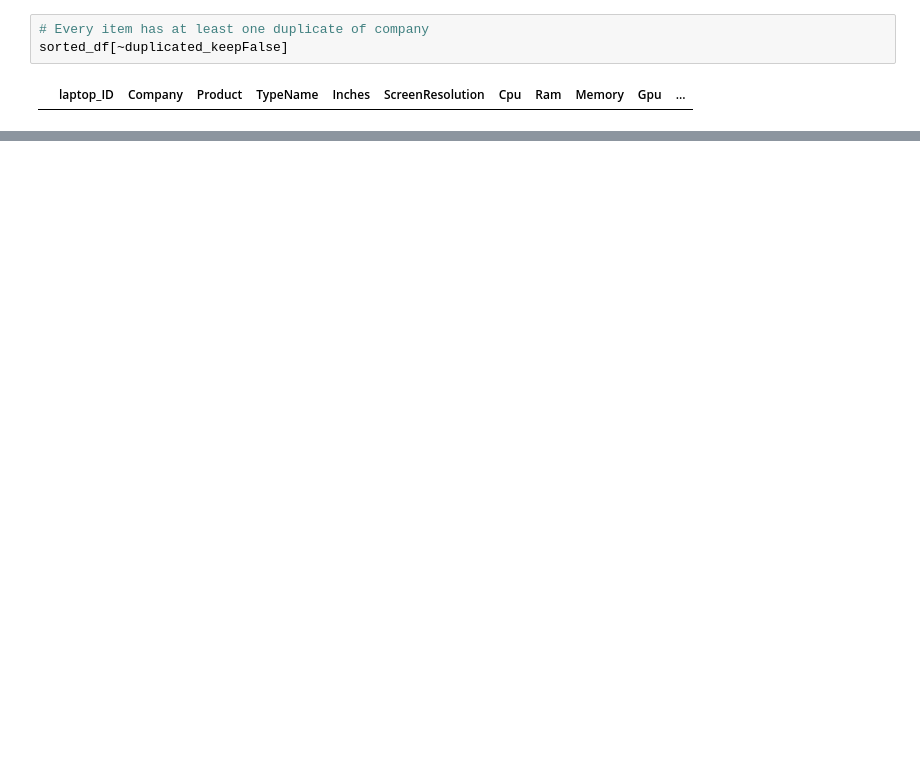
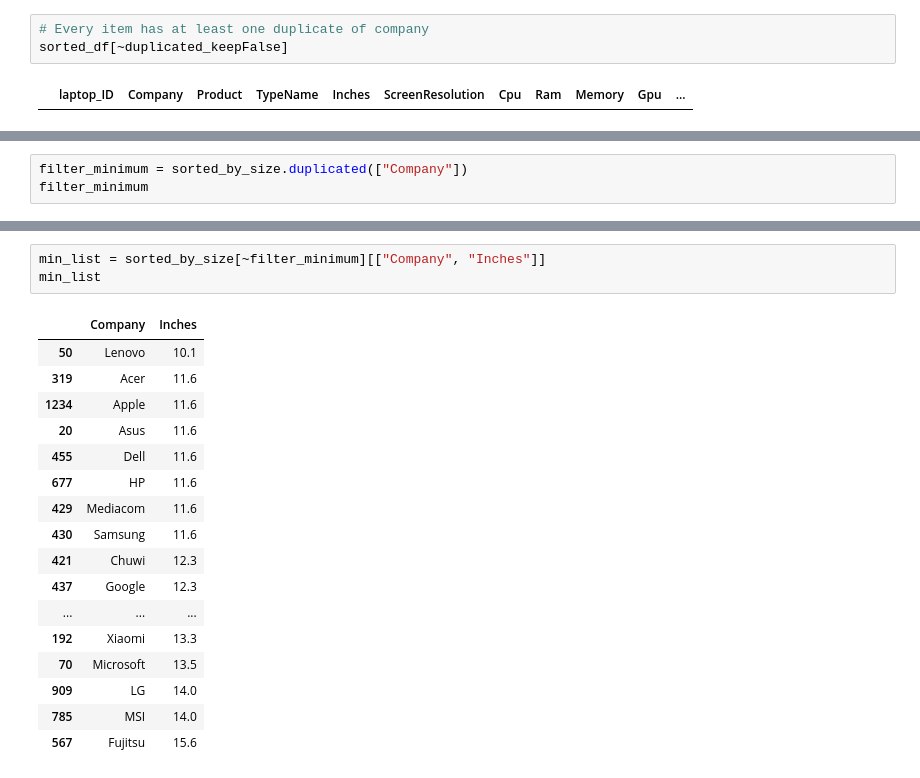
Before and after one commit to Giacomo98DaRe/Python_DataScience, a Jupyter notebook: LessonNotebooks/3. Filtering Data/duplicated_method.ipynb, the cells around one changed output, grey strips where cells are left out. Saved outputs shown, nothing was run; the diff lists cells and outputs as text; blank space fills up the shorter version.

```diff
--- a/LessonNotebooks/3. Filtering Data/duplicated_method.ipynb
+++ b/LessonNotebooks/3. Filtering Data/duplicated_method.ipynb
@@ -139,0 +279,3 @@ sorted_df[~duplicated_keepFalse]
+# %%
+filter_minimum = sorted_by_size.duplicated(["Company"])
+filter_minimum
@@ -139,0 +295,21 @@ sorted_df[~duplicated_keepFalse]
+# %%
+min_list = sorted_by_size[~filter_minimum][["Company", "Inches"]]
+min_list
+# %% [output]
+|  | Company | Inches |
+| 50 | Lenovo | 10.1 |
+| 319 | Acer | 11.6 |
+| 1234 | Apple | 11.6 |
+| 20 | Asus | 11.6 |
+| 455 | Dell | 11.6 |
+| 677 | HP | 11.6 |
+| 429 | Mediacom | 11.6 |
+| 430 | Samsung | 11.6 |
+| 421 | Chuwi | 12.3 |
+| 437 | Google | 12.3 |
+| ... | ... | ... |
+| 192 | Xiaomi | 13.3 |
+| 70 | Microsoft | 13.5 |
+| 909 | LG | 14.0 |
+| 785 | MSI | 14.0 |
+| 567 | Fujitsu | 15.6 |
```
Also changed, not shown: parts of 21 cells of this notebook.
